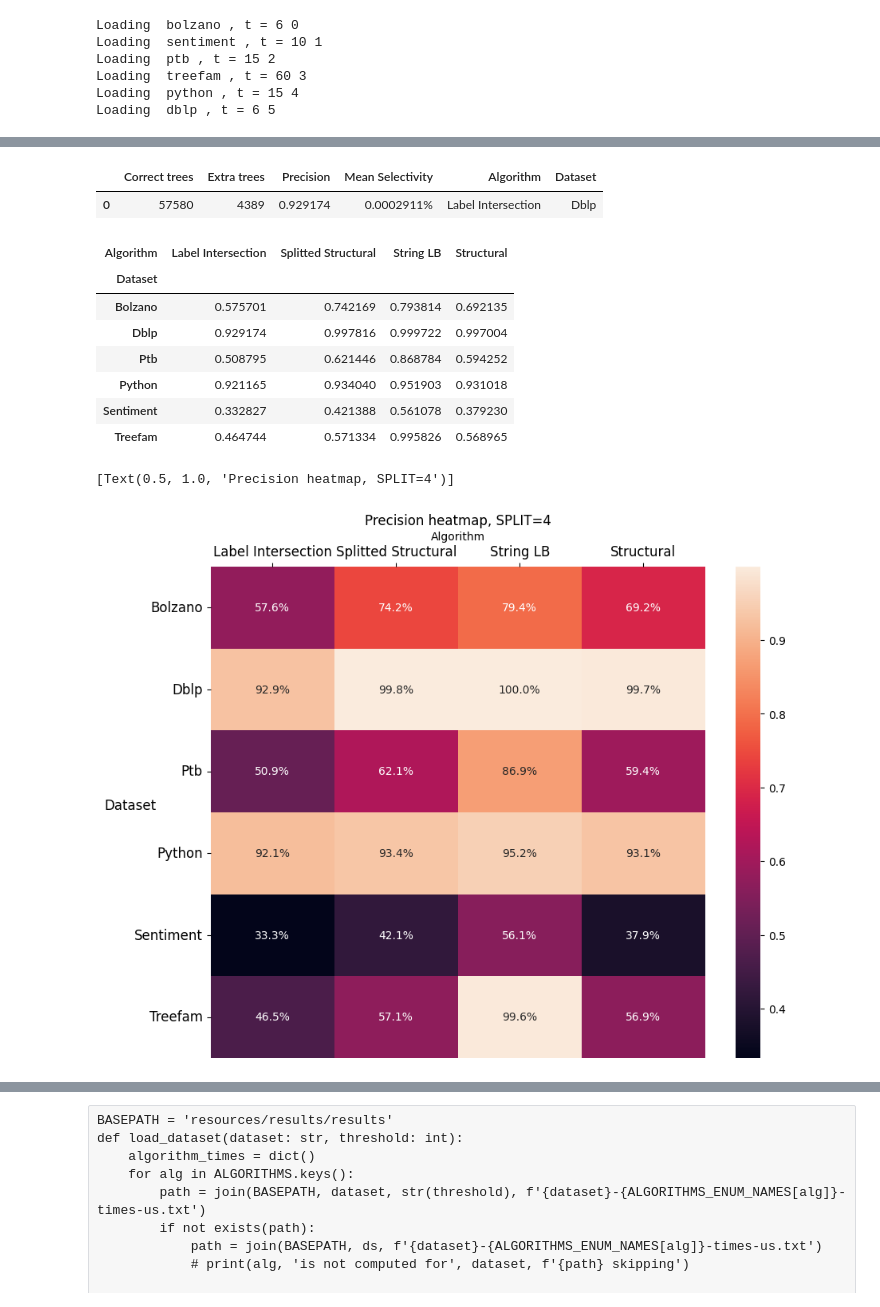
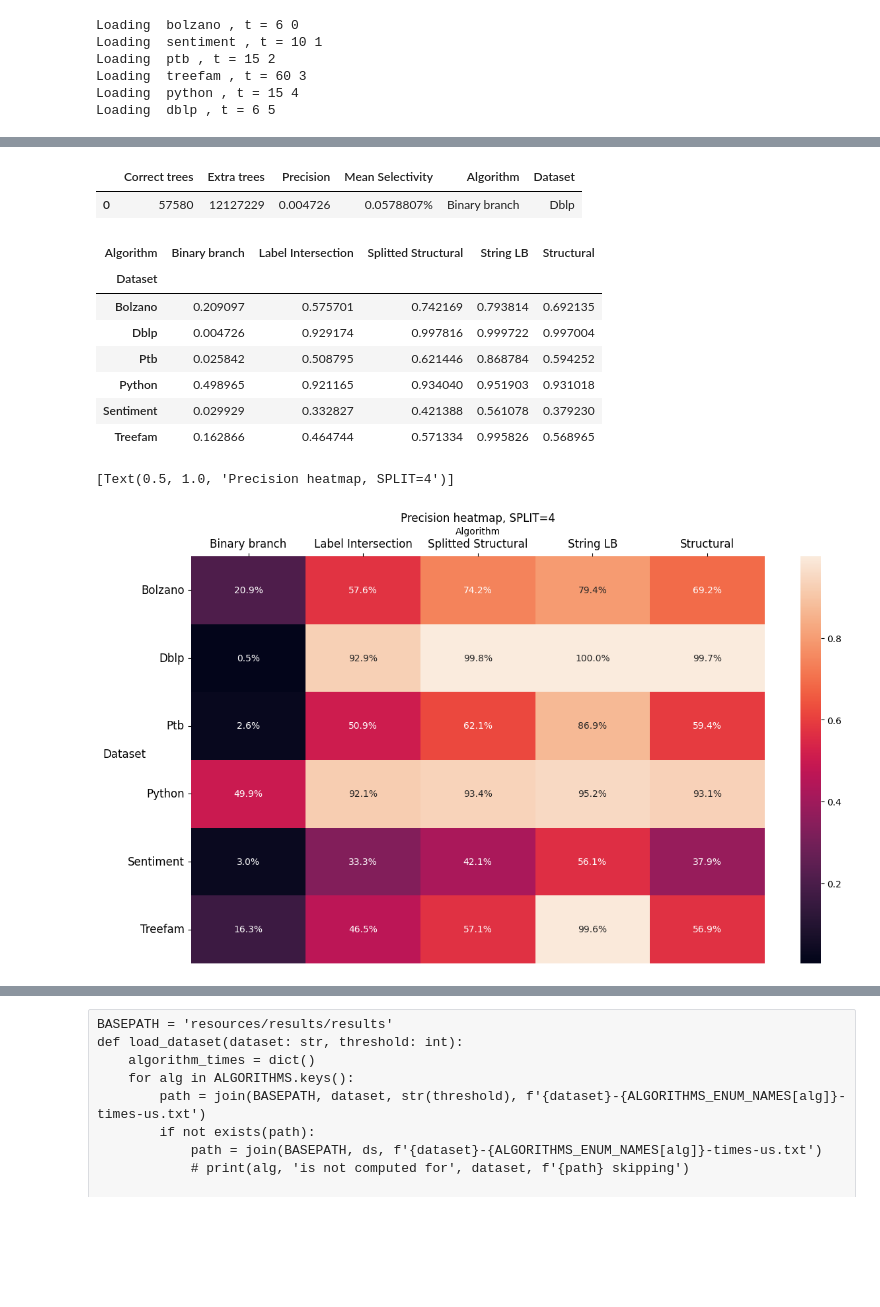
Before and after one commit to LukMRVC/tree-statistics, a Jupyter notebook: TED-viz.ipynb, the cells around one changed output, grey strips where cells are left out. Cells and saved outputs as stored; diff of their text form; code cells hidden in the pictures; blank space fills up the shorter version.

```diff
--- a/TED-viz.ipynb
+++ b/TED-viz.ipynb
@@ -226,3 +231,16 @@ Loading  ptb , t = 15 2
 Loading  treefam , t = 60 3
 Loading  python , t = 15 4
 Loading  dblp , t = 6 5
+# %%
+new_labels = ["Structural", "Splitted structural", "String LB", "Label intersection", "Binary branch"]
+# new_labels = ["Structural", "Splitted structural", "String LB", "Label intersection"]
+# %%
+runtime, melted_absolute, lb_df = verification_times[-1]
+
+display(runtime)
+
+rtmt = runtime.melt(value_vars=['apted-runtime', 'topdiff-runtime'], id_vars=['lb_method'], var_name='verification method', value_name='runtime')
+grouped = rtmt.groupby(['lb_method', 'verification method']).sum()
+upper_bound = grouped.loc[('structural-variant', 'apted-runtime')]['runtime'] + grouped.loc[('sed', 'apted-runtime')]['runtime']
+grouped
+# upper_bound = grouped['structural-variant'] + grouped['
@@ -230,11 +267,10 @@ Loading  dblp , t = 6 5
 len_tested = len(tested_values)
 fig, axes = plt.subplots(len_tested, 3, figsize=(25, 30))
 # http://localhost:8888/lab/tree/TED-viz.ipynb#Verification-time-(TED-time)-%-of-complete-LB-+-verification-time
-for i, (ds, t) in enumerate(tested_values):
+for i, (ds, t) in enumerate(tested_values[-1:]):
     print('Loading ', ds, ', t =', t, i)
+    ###### Filter runtime #########
     runtime, melted_absolute, lb_df = verification_times[i]
-
-
     ofix, oax = plt.subplots(figsize=(8, 6))
     sns.boxplot(data=lb_df, x='lb_method', y='lb_time', showfliers = False, ax=axes[i, 0])
 
@@ -246,37 +282,54 @@ for i, (ds, t) in enumerate(tested_values):
     plt.close(ofix)
     ofix, oax = plt.subplots(figsize=(10, 6))
 
+
+    ###### Verification times #########
     # axes[i, 0].set_title('LB comp time in nanoseconds')
     sns.boxplot(data=melted_absolute, x='verification-method', hue='lb_method', y='nanos', showfliers = False, ax=axes[i, 1])
     verif_plot = sns.boxplot(data=melted_absolute, x='verification-method', hue='lb_method', y='nanos', showfliers = False, ax=oax)
-    sns.move_legend(oax, 'best', title='LB method', labels=["Structural", "Splitted structural", "String LB", "Label intersection"])
+    sns.move_legend(oax, 'best', title='LB method', labels=new_labels)
     axes[i, 1].set_title('TED verification in nanoseconds')
     oax.set_title('TED verification in nanoseconds')
     oax.set_ylabel('Nanoseconds')
     oax.set_xlabel('Verification method')
-    sns.move_legend(axes[i, 1], "upper left", bbox_to_anchor=(1, 1))
+    # sns.move_legend(axes[i, 1], "upper left", bbox_to_anchor=(1, 1))
     # sns.move_legend(oax, "upper left", bbox_to_anchor=(1, 1))
 
     ofix.savefig(f"resources/plots/{ds}-verification-times.svg", format='svg', bbox_inches='tight')
     plt.close(ofix)
 
+    ###### Overall runtime #########
     ofix, oax = plt.subplots(figsize=(10, 6))
     rtmt = runtime.melt(value_vars=['apted-runtime', 'topdiff-runtime'], id_vars=['lb_method'], var_name='verification method', value_name='runtime')
+
+    grouped = rtmt.groupby(['lb_method', 'verification method']).sum()
+    upper_bound = grouped.loc[('structural-variant', 'apted-runtime')]['runtime'] + grouped.loc[('sed', 'apted-runtime')]['runtime']
+
     sns.barplot(data=rtmt, x='verification method', hue='lb_method', y='runtime', ax=axes[i, 2])
+    axes[i, 2].set_ylim(0, upper_bound)
     runtime_fig = sns.barplot(data=rtmt, x='verification method', hue='lb_method', y='runtime', ax=oax)
     sns.move_legend(axes[i, 2], "upper left", bbox_to_anchor=(1, 1))
     axes[i, 2].set_title('Total runtime')
     axes[i, 2].set_ylabel('Total runtime with verification')
 
+    # axes[i, 2].bar_label(axes[i, 2].containers[-1], label_type='center', rotation=90, color='white')
+
     # sns.move_legend(oax, "upper left", bbox_to_anchor=(1, 1))
-    sns.move_legend(oax, 'best', title='LB method', labels=["Structural", "Splitted structural", "String LB", "Label intersection"])
+    sns.move_legend(oax, 'best', title='LB method', labels=new_labels)
+    oax.set_ylim(0, upper_bound)
     oax.set_title('Total runtime')
     oax.set_ylabel('Nanoseconds')
     oax.set_xlabel('Verification method')
+
+    lbl_type = 'center' if ds not in ('python', ) else 'edge'
+    oax.bar_label(oax.containers[-1], label_type=lbl_type, rotation=90, color='black')
+    if ds == 'treefam':
+        oax.bar_label(oax.containers[-2], label_type='center', rotation=90, color='black')
+
     ofix.savefig(f"resources/plots/{ds}-overall-times.svg", format='svg', bbox_inches='tight')
     plt.close(ofix)
 
-for ax, (ds, _) in zip(axes[:, 0], tested_values):
+for ax, (ds, _) in zip(axes[:, 0], tested_values[-1:]):
     ax.set_ylabel(ds, size='large')
 
 plt.tight_layout()
@@ -321,40 +369,40 @@ Printing  dblp
 # %%
 df = pd.DataFrame()
 
 for i, (ds, x) in enumerate(tested_values):
     for alg in dataframes[ds].keys():
         summary = dataframes[ds][alg][1].copy()
         summary['Algorithm'] = ALGORITHMS[alg]
         summary['Dataset'] = ds.capitalize()
         # tpt - time per tree - total time / (number of trees)
         # summary['tpt'] = summary["Total Time"] / (summary["Correct trees"] + summary["Incorrect trees"])
         df = pd.concat([df, summary])
 df
 display(summary)
 pivoted = df.pivot(index="Dataset", columns="Algorithm", values="Precision").fillna(0)
 display(pivoted)
 # sns.set(font_scale=1.3)
-fig, ax = plt.subplots(figsize=(10, 8))
+fig, ax = plt.subplots(figsize=(14, 8))
 hp = sns.heatmap(pivoted, fmt='.1%', annot=True)
 plt.yticks(rotation=0)
 plt.ylabel("Dataset", rotation=0, fontsize="large")
 hp.xaxis.set_label_position('top')
 plt.tick_params(axis='both', which='major', labelsize=12, labelbottom = False, bottom=False, top = True, labeltop=True)
 fig.savefig("resources/plots/precision-heatmap.svg", format='svg')
 hp.set(title='Precision heatmap, SPLIT=4')
 # %% [output]
 |  | Correct trees | Extra trees | Precision | Mean Selectivity | Algorithm | Dataset |
-| 0 | 57580 | 4389 | 0.929174 | 0.0002911% | Label Intersection | Dblp |
+| 0 | 57580 | 12127229 | 0.004726 | 0.0578807% | Binary branch | Dblp |
-| Algorithm | Label Intersection | Splitted Structural | String LB | Structural |
-| Dataset |  |  |  |  |
-| Bolzano | 0.575701 | 0.742169 | 0.793814 | 0.692135 |
-| Dblp | 0.929174 | 0.997816 | 0.999722 | 0.997004 |
-| Ptb | 0.508795 | 0.621446 | 0.868784 | 0.594252 |
-| Python | 0.921165 | 0.934040 | 0.951903 | 0.931018 |
-| Sentiment | 0.332827 | 0.421388 | 0.561078 | 0.379230 |
-| Treefam | 0.464744 | 0.571334 | 0.995826 | 0.568965 |
+| Algorithm | Binary branch | Label Intersection | Splitted Structural | String LB | Structural |
+| Dataset |  |  |  |  |  |
+| Bolzano | 0.209097 | 0.575701 | 0.742169 | 0.793814 | 0.692135 |
+| Dblp | 0.004726 | 0.929174 | 0.997816 | 0.999722 | 0.997004 |
+| Ptb | 0.025842 | 0.508795 | 0.621446 | 0.868784 | 0.594252 |
+| Python | 0.498965 | 0.921165 | 0.934040 | 0.951903 | 0.931018 |
+| Sentiment | 0.029929 | 0.332827 | 0.421388 | 0.561078 | 0.379230 |
+| Treefam | 0.162866 | 0.464744 | 0.571334 | 0.995826 | 0.568965 |
 [Text(0.5, 1.0, 'Precision heatmap, SPLIT=4')]
-[figure, old version]
+[figure, new version]
 # %%
 summary = dataframes[ds][alg][1].copy()
 summary['Mean Selectivity'] = summary['Mean Selectivity'].str.strip('%')
```
Also changed, not shown: parts of 9 cells of this notebook, 8 other files.
